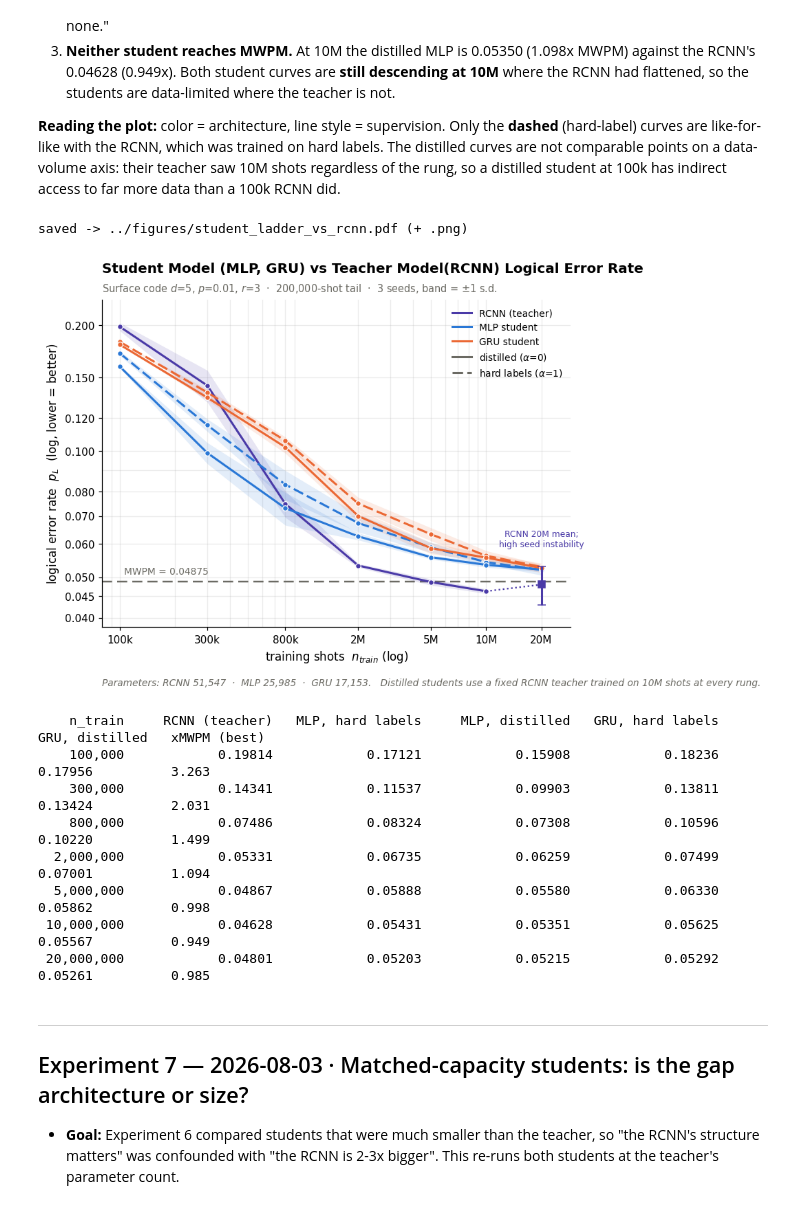
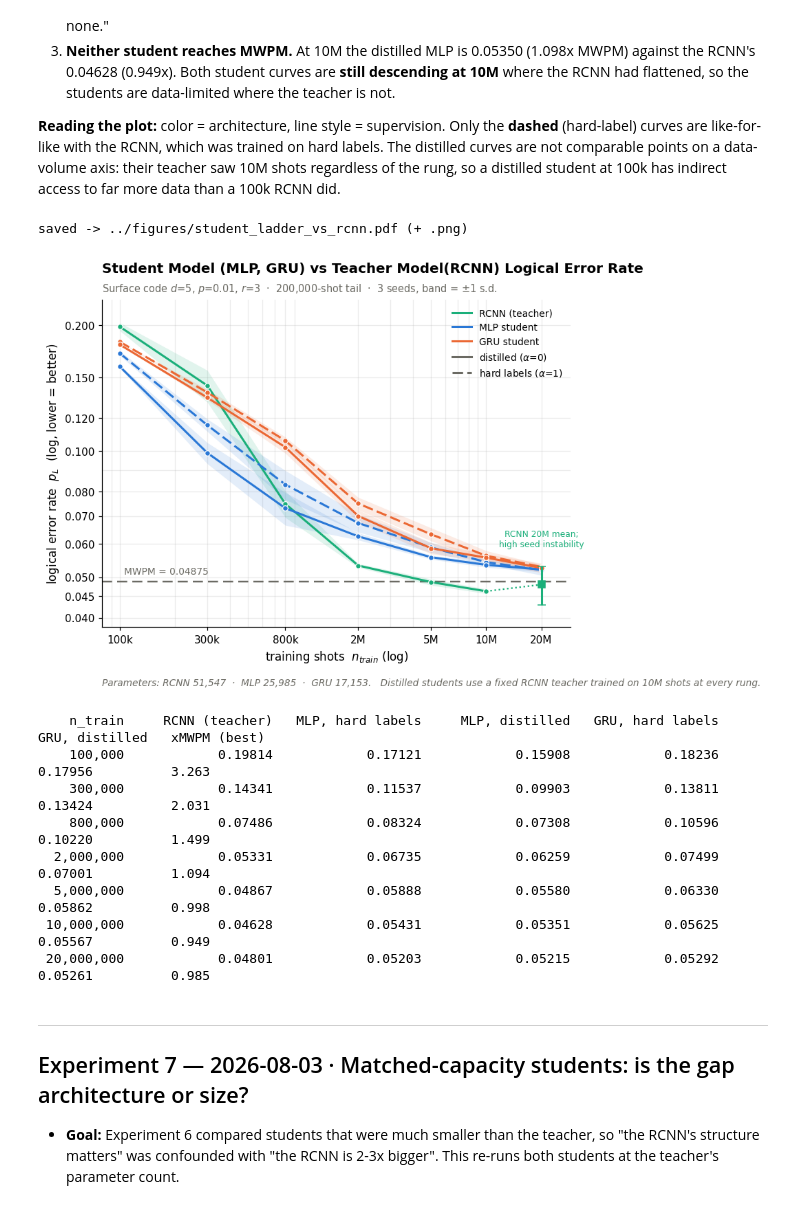
Before and after one commit to karriechey/FNAL-QCDecoding-FPGA, a Jupyter notebook: analysis_notebooks/EXPERIMENTS_LOG.ipynb, the cells around one changed output. Cells and saved outputs as stored; diff of their text form; code cells hidden in the pictures.

Commit message:
Recolour the RCNN teacher green across all figures

```diff
--- a/analysis_notebooks/EXPERIMENTS_LOG.ipynb
+++ b/analysis_notebooks/EXPERIMENTS_LOG.ipynb
@@ -387,7 +387,9 @@ from matplotlib.lines import Line2D
 
 ROOT = os.path.join("..", "rcnn_threshold")
 MWPM = 0.04875                      # re-decoded on this tail; see cross-experiment notes
-C = {"rcnn": "#4a3aa7", "mlp": "#2a78d6", "gru": "#eb6834"}
+# aqua-green rather than a pure green: #008300 vs the GRU orange is CVD
+# deltaE 3.2 under protanopia, indistinguishable. This pair clears 9.2.
+C = {"rcnn": "#1baf7a", "mlp": "#2a78d6", "gru": "#eb6834"}
 GREY = "#6b6a63"
 
 def agg(pairs):
@@ -497,34 +499,34 @@ ax.text(0, -0.155, "Parameters: RCNN 51,547  ·  MLP 25,985  ·  GRU 17,153.   "
                    "Distilled students use a fixed RCNN teacher trained on 10M shots at "
                    "every rung.", transform=ax.transAxes, fontsize=9, color="#6b6a63",
         va="top", style="italic")
 plt.tight_layout()
 
 # Vector PDF for the paper, PNG for quick viewing. Same figure, both formats.
 FIGDIR = os.path.join("..", "figures")
 os.makedirs(FIGDIR, exist_ok=True)
 for ext in ("pdf", "png"):
     fig.savefig(os.path.join(FIGDIR, f"student_ladder_vs_rcnn.{ext}"),
                 bbox_inches="tight", dpi=200)
 print(f"saved -> {os.path.join(FIGDIR, 'student_ladder_vs_rcnn.pdf')} (+ .png)\n")
 plt.show()
 
 # Table view — identity is never color-alone, and these are the numbers to quote.
 print(f"{'n_train':>11}  " + "  ".join(f"{lbl:>17}" for _, _, lbl in series) + f"  {'xMWPM (best)':>13}")
 all_rungs = sorted(set(rcnn) | {n for k in students for n in students[k]})
 for n in all_rungs:
     cells, best = [], None
     for arch, alpha, _ in series:
         pairs = dict(rcnn) if arch == "rcnn" else students[(arch, alpha)]
         if arch == "rcnn" and n == 20_000_000 and rcnn20:
             pairs = {20_000_000: rcnn20}
         v = np.mean(pairs[n]) if n in pairs else np.nan
         cells.append(f"{v:>17.5f}" if v == v else f"{'-':>17}")
         if v == v and (best is None or v < best):
             best = v
     print(f"{n:>11,}  " + "  ".join(cells) + f"  {best / MWPM:>13.3f}")
 # %% [output]
 saved -> ../figures/student_ladder_vs_rcnn.pdf (+ .png)
-[figure, old version]
+[figure, new version]
     n_train     RCNN (teacher)   MLP, hard labels     MLP, distilled   GRU, hard labels     GRU, distilled   xMWPM (best)
     100,000            0.19814            0.17121            0.15908            0.18236            0.17956          3.263
     300,000            0.14341            0.11537            0.09903            0.13811            0.13424          2.031
```
Also changed, not shown: parts of 2 cells of this notebook, 6 other files.
